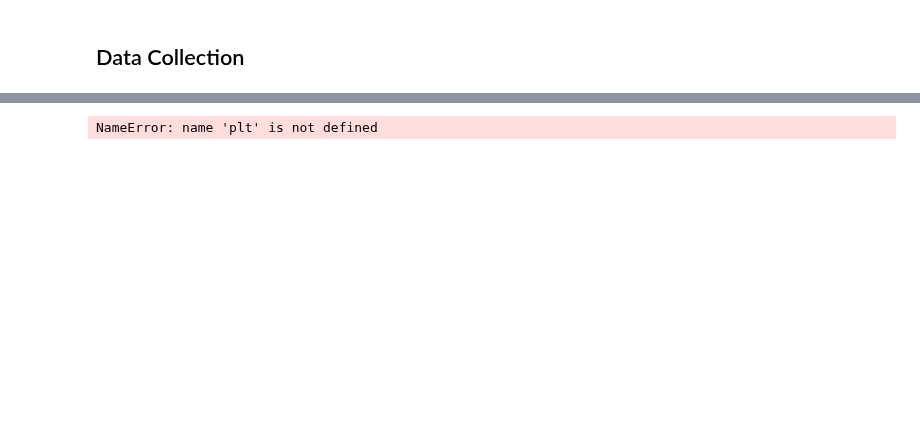
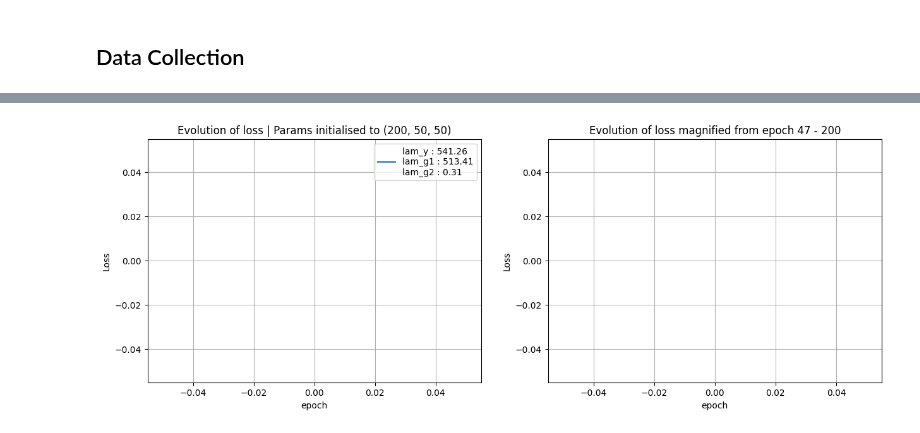
Before and after one commit to michael-cummins/DeePC-HUNT, a Jupyter notebook: src/cartpole_ddeepc.ipynb, the cells around one changed output, grey strips where cells are left out. Saved outputs shown, nothing was run; the diff lists cells and outputs as text; code cells hidden in the pictures; blank space fills up the shorter version.

```diff
--- a/src/cartpole_ddeepc.ipynb
+++ b/src/cartpole_ddeepc.ipynb
@@ -147,11 +139,21 @@ for j in pbar:
-# %%
-plt.plot(range(len(cum_loss)), cum_loss)
-plt.ylabel("Loss")
-plt.xlabel("epoch")
-plt.grid('on')
-plt.show()
-# %% [output]
-NameError: name 'plt' is not defined
+# %%
+plt.rcParams["figure.figsize"] = (15,5)
+plt.subplot(1,2,1)
+plt.title('Evolution of loss | Params initialised to (200, 50, 50)')
+plt.plot(range(len(cum_loss)), cum_loss, label=f'lam_y : {controller.lam_y.data.item():.2f}\nlam_g1 : {controller.lam_g1.data.item():.2f}\nlam_g2 : {controller.lam_g2.data.item():.2f}')
+plt.ylabel("Loss")
+plt.xlabel("epoch")
+plt.grid('on')
+plt.legend()
+plt.subplot(1,2,2)
+plt.title('Evolution of loss magnified from epoch 47 - 200')
+plt.plot(range(len(cum_loss[37:])), cum_loss[37:])
+plt.ylabel("Loss")
+plt.xlabel("epoch")
+plt.grid('on')
+plt.show()
+# %% [output]
+[figure, added]
 # %%
 for param in controller.parameters():
     print(param)
```
Also changed, not shown: parts of 8 cells of this notebook, 2 other files.
